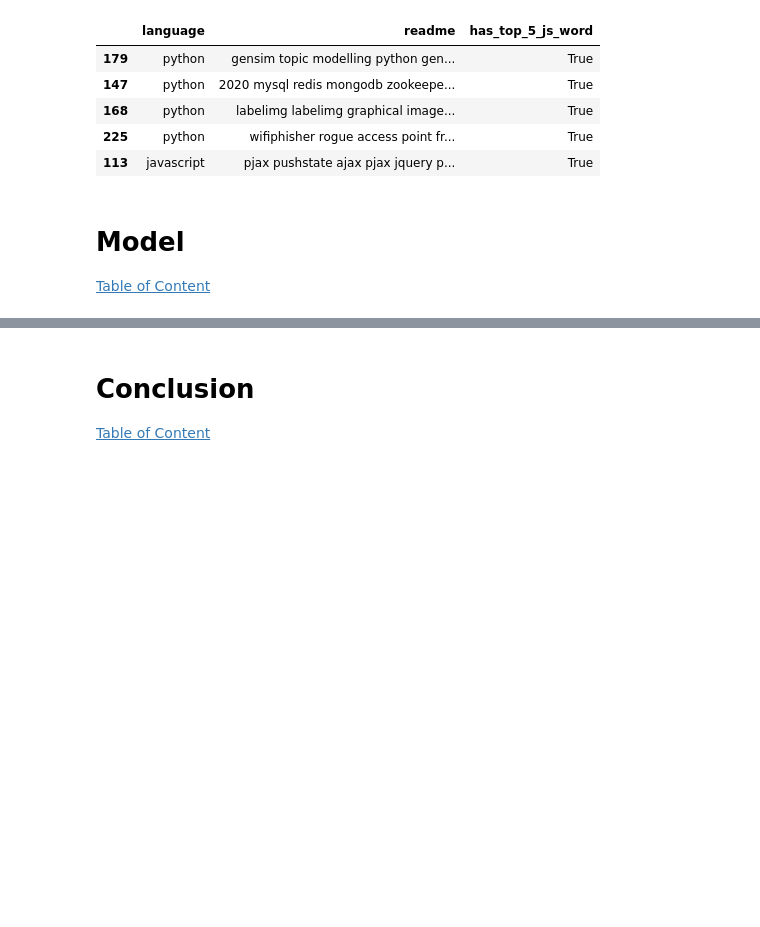
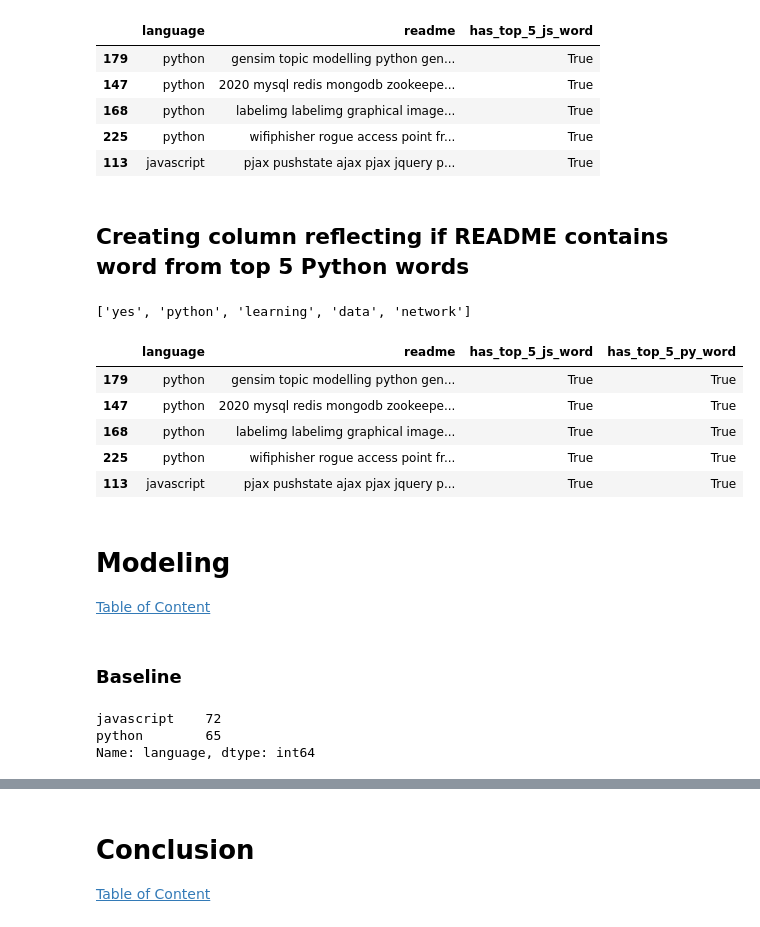
Before and after one commit to NLP-MVPs/nlp-project, a Jupyter notebook: MVP.ipynb, the cells around one changed output, grey strips where cells are left out. Saved outputs shown, nothing was run; the diff lists cells and outputs as text; code cells hidden in the pictures; blank space fills up the shorter version.

Commit message:
modeling half done

```diff
--- a/MVP.ipynb
+++ b/MVP.ipynb
@@ -319,6 +321,37 @@ train.head()
 | 168 | python | labelimg labelimg graphical image... | True |
 | 225 | python | wifiphisher rogue access point fr... | True |
 | 113 | javascript | pjax pushstate ajax pjax jquery p... | True |
+# %% [markdown]
+## Creating column reflecting if README contains word from top 5 Python words
+# %%
+top_5_py_words = word_counts['python'].sort_values(ascending=False).head(5).index.tolist()
+
+top_5_py_words
+# %% [output]
+['yes', 'python', 'learning', 'data', 'network']
+# %%
+contains = [train['readme'].str.contains(w) for w in top_5_py_words]
+
+t5_py_index = train[np.any(contains, axis = 0)].index.tolist()
+
+train['has_top_5_py_word'] = train.index.isin(t5_js_index)
+
+train.head()
+# %% [output]
+|  | language | readme | has_top_5_js_word | has_top_5_py_word |
+| 179 | python | gensim topic modelling python gen... | True | True |
+| 147 | python | 2020 mysql redis mongodb zookeepe... | True | True |
+| 168 | python | labelimg labelimg graphical image... | True | True |
+| 225 | python | wifiphisher rogue access point fr... | True | True |
+| 113 | javascript | pjax pushstate ajax pjax jquery p... | True | True |
 # %% [markdown]
-# Model
+# Modeling
 [Table of Content](#Table-of-Content)
+# %% [markdown]
+### Baseline
+# %%
+train.language.value_counts()
+# %% [output]
+javascript    72
+python        65
+Name: language, dtype: int64
```
Also changed, not shown: parts of 10 cells of this notebook.
